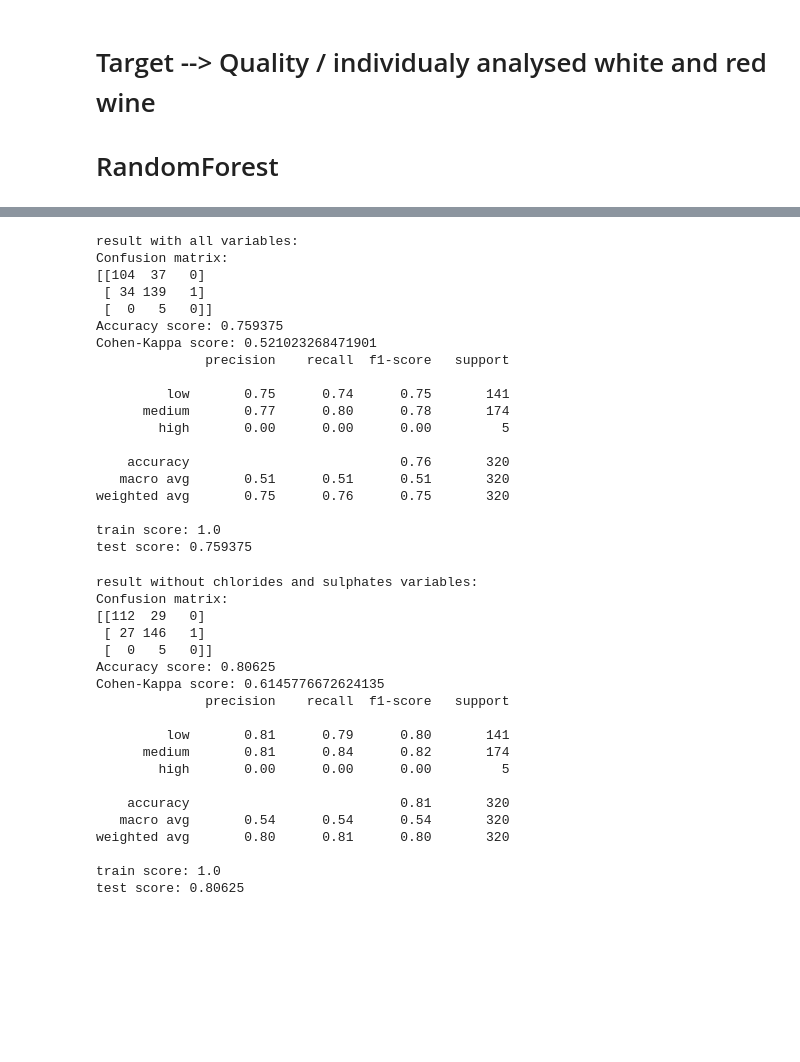
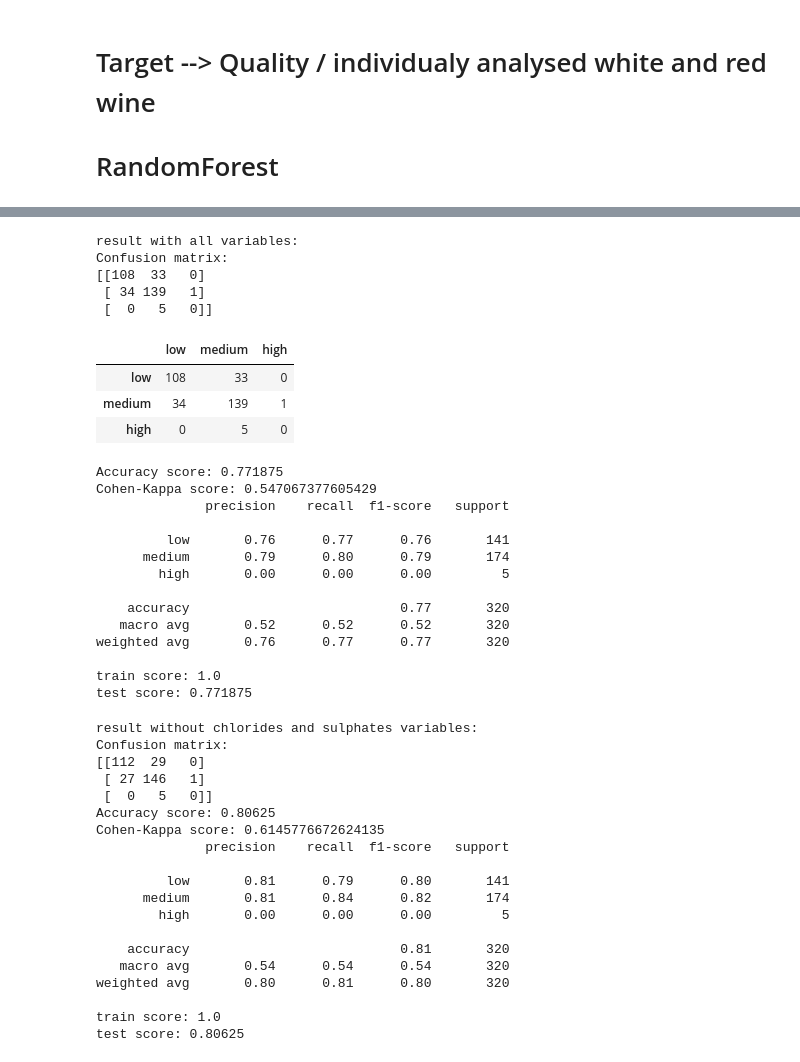
Before and after one commit to satomi26/Project-2, a Jupyter notebook: maschine_learning_modell.ipynb, the cells around one changed output, grey strips where cells are left out. Saved outputs shown, nothing was run; the diff lists cells and outputs as text; code cells hidden in the pictures; blank space fills up the shorter version.

```diff
--- a/maschine_learning_modell.ipynb
+++ b/maschine_learning_modell.ipynb
@@ -1255,41 +1297,49 @@ test score: 0.813265306122449
 # %%
 X = df_red[["fixed acidity", "volatile acidity", "citric acid", "residual sugar", "chlorides", "free sulfur dioxide",
                "total sulfur dioxide", "density", "pH", "sulphates", "alcohol"]]
 y = df_red["quality_label"]
 X_train, X_test, y_train, y_test = train_test_split(X, y, test_size=0.2, random_state=42)
 
-rf = RandomForestClassifier(random_state=42)
+rf = RandomForestClassifier()
 rf.fit(X_train, y_train)
 pred_lr = rf.predict(X_test)
 kappa = cohen_kappa_score(pred_lr, y_test)
 print("result with all variables: ")
 print("Confusion matrix:")
 print(confusion_matrix(y_test, pred_lr))
+labels = np.unique(y_test)
+a = confusion_matrix(y_test, pred_lr, labels=labels)
+a = pd.DataFrame(a, index=("low","medium", "high"), columns=("low","medium", "high"))
+display(a)
 print("Accuracy score:", accuracy_score(y_test, pred_lr))
 print("Cohen-Kappa score:", kappa)
 print(classification_report(y_test, pred_lr, target_names=["low","medium", "high"]))
 print(f"train score: {rf.score(X_train, y_train)}")
 print(f"test score: {rf.score(X_test, y_test)}")
 # %% [output]
 result with all variables:
 Confusion matrix:
-[[104  37   0]
+[[108  33   0]
  [ 34 139   1]
  [  0   5   0]]
-Accuracy score: 0.759375
-Cohen-Kappa score: 0.521023268471901
-              precision    recall  f1-score   support
-
-         low       0.75      0.74      0.75       141
-      medium       0.77      0.80      0.78       174
-        high       0.00      0.00      0.00         5
-
-    accuracy                           0.76       320
-   macro avg       0.51      0.51      0.51       320
-weighted avg       0.75      0.76      0.75       320
-
-train score: 1.0
-test score: 0.759375
+|  | low | medium | high |
+| low | 108 | 33 | 0 |
+| medium | 34 | 139 | 1 |
+| high | 0 | 5 | 0 |
+Accuracy score: 0.771875
+Cohen-Kappa score: 0.547067377605429
+              precision    recall  f1-score   support
+
+         low       0.76      0.77      0.76       141
+      medium       0.79      0.80      0.79       174
+        high       0.00      0.00      0.00         5
+
+    accuracy                           0.77       320
+   macro avg       0.52      0.52      0.52       320
+weighted avg       0.76      0.77      0.77       320
+
+train score: 1.0
+test score: 0.771875
 # %%
 X = df_red[["fixed acidity", "volatile acidity", "citric acid", "residual sugar", "free sulfur dioxide",
                "total sulfur dioxide", "density", "pH", "alcohol"]]
```
Also changed, not shown: parts of 14 cells of this notebook.
